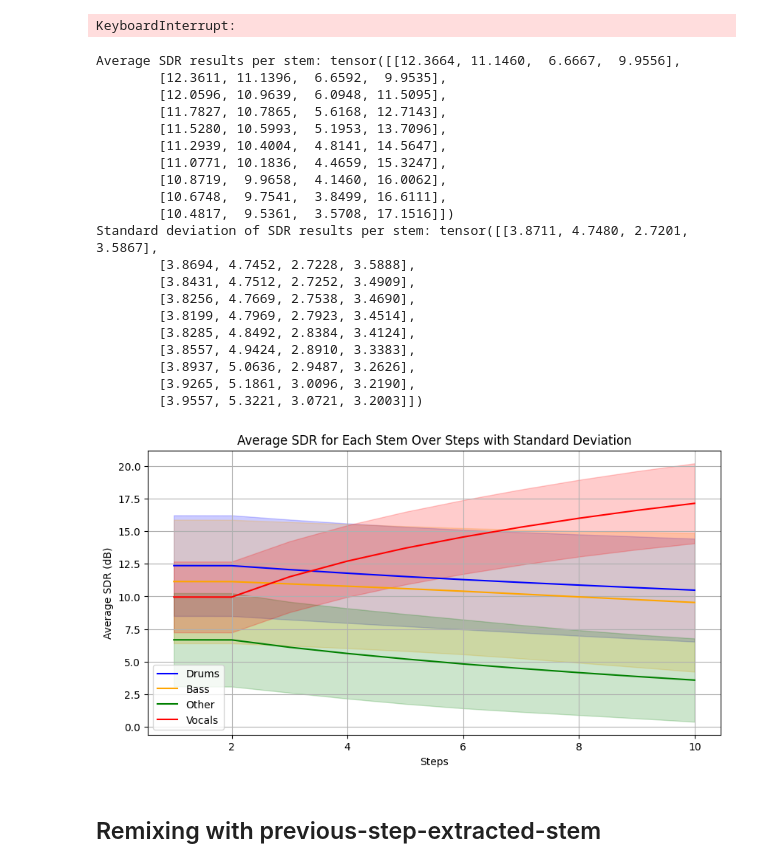
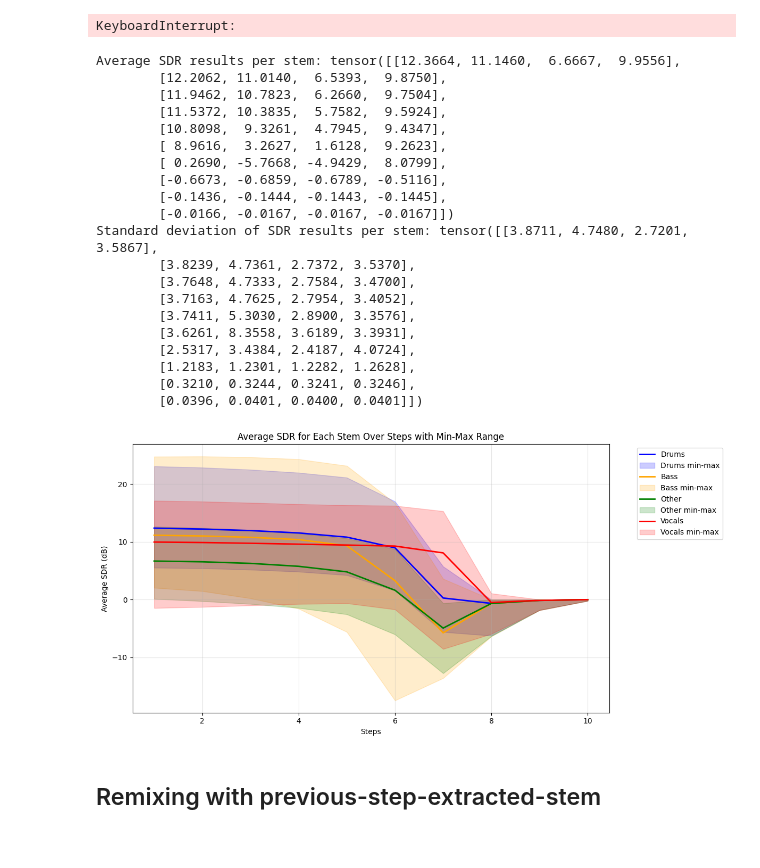
Before and after one commit to alessandromanattini/DEMIXING, a Jupyter notebook: L12_Magalini_Manattini_Marri.ipynb, the cells around one changed output. Cells and saved outputs as stored; diff of their text form; code cells hidden in the pictures.

Commit message:
new plots

```diff
--- a/L12_Magalini_Manattini_Marri.ipynb
+++ b/L12_Magalini_Manattini_Marri.ipynb
@@ -509,9 +510,13 @@ def compute_beta_sdrs(model, device, stems_dict, separated_sources, target_stem,
     sdr_results_beta = {stem: [] for stem in model.sources}
     for i, stem_name in enumerate(model.sources):
         # test normalization
-        # considering factor 1 - beta for all the stems wich are not the target stem
+        # considering factor 1 - beta for all the stems which are not the target stem
         if stem_name != target_stem:
             original_stem_beta_mod = stems_dict[stem_name].to(device) * (1 - beta)
+        else:
+            # For the target stem, use the original without modification
+            original_stem_beta_mod = stems_dict[stem_name].to(device)
+
         predicted_stem = separated_sources[0, i].to(device)
         sdr_value_beta = evaluate_sdr(original_stem_beta_mod, predicted_stem, device=device)
         sdr_results_beta[stem_name].append(sdr_value_beta)
@@ -863,7 +884,7 @@ def progressive_inference(
     for step in range(1 , steps + 1): # start from 1 to steps inclusive
         # Update the mixture
         if mixture_update_mode == "add sources":
-            new_mix = add_up_all_sources(model, mix, target_stem, initial_gains, steps, schedule_type, separated_sources, step)
+            new_mix, beta = add_up_all_sources(model, mix, target_stem, initial_gains, steps, schedule_type, separated_sources, step)
         elif mixture_update_mode == "add to mixture":
             new_mix, beta = add_target_to_mixture(mix, separated_sources, target_index, step, steps)
         elif mixture_update_mode == "oracle predictor":
@@ -1051,29 +1094,29 @@ sdr_mean, sdr_std, sdr_min_max, sdr_beta_mean, sdr_beta_std, sdr_beta_min_max =
 # %% [output]
 KeyboardInterrupt:
 # %%
-plot_sdr_results_with_std(sdr_mean, sdr_std)
+plot_sdr_results_with_fill_btw(sdr_mean, sdr_std, sdr_min_max)
 # %% [output]
 Average SDR results per stem: tensor([[12.3664, 11.1460,  6.6667,  9.9556],
-        [12.3611, 11.1396,  6.6592,  9.9535],
-        [12.0596, 10.9639,  6.0948, 11.5095],
-        [11.7827, 10.7865,  5.6168, 12.7143],
-        [11.5280, 10.5993,  5.1953, 13.7096],
-        [11.2939, 10.4004,  4.8141, 14.5647],
-        [11.0771, 10.1836,  4.4659, 15.3247],
-        [10.8719,  9.9658,  4.1460, 16.0062],
-        [10.6748,  9.7541,  3.8499, 16.6111],
-        [10.4817,  9.5361,  3.5708, 17.1516]])
+        [12.2062, 11.0140,  6.5393,  9.8750],
+        [11.9462, 10.7823,  6.2660,  9.7504],
+        [11.5372, 10.3835,  5.7582,  9.5924],
+        [10.8098,  9.3261,  4.7945,  9.4347],
+        [ 8.9616,  3.2627,  1.6128,  9.2623],
+        [ 0.2690, -5.7668, -4.9429,  8.0799],
+        [-0.6673, -0.6859, -0.6789, -0.5116],
+        [-0.1436, -0.1444, -0.1443, -0.1445],
+        [-0.0166, -0.0167, -0.0167, -0.0167]])
 Standard deviation of SDR results per stem: tensor([[3.8711, 4.7480, 2.7201, 3.5867],
-        [3.8694, 4.7452, 2.7228, 3.5888],
-        [3.8431, 4.7512, 2.7252, 3.4909],
-        [3.8256, 4.7669, 2.7538, 3.4690],
-        [3.8199, 4.7969, 2.7923, 3.4514],
-        [3.8285, 4.8492, 2.8384, 3.4124],
-        [3.8557, 4.9424, 2.8910, 3.3383],
-        [3.8937, 5.0636, 2.9487, 3.2626],
-        [3.9265, 5.1861, 3.0096, 3.2190],
-        [3.9557, 5.3221, 3.0721, 3.2003]])
+        [3.8239, 4.7361, 2.7372, 3.5370],
+        [3.7648, 4.7333, 2.7584, 3.4700],
+        [3.7163, 4.7625, 2.7954, 3.4052],
+        [3.7411, 5.3030, 2.8900, 3.3576],
+        [3.6261, 8.3558, 3.6189, 3.3931],
+        [2.5317, 3.4384, 2.4187, 4.0724],
+        [1.2183, 1.2301, 1.2282, 1.2628],
+        [0.3210, 0.3244, 0.3241, 0.3246],
+        [0.0396, 0.0401, 0.0400, 0.0401]])
-[figure, old version]
+[figure, new version]
 # %% [markdown]
 ## Remixing with previous-step-extracted-stem
 # %%
```
Also changed, not shown: parts of 16 cells of this notebook.
